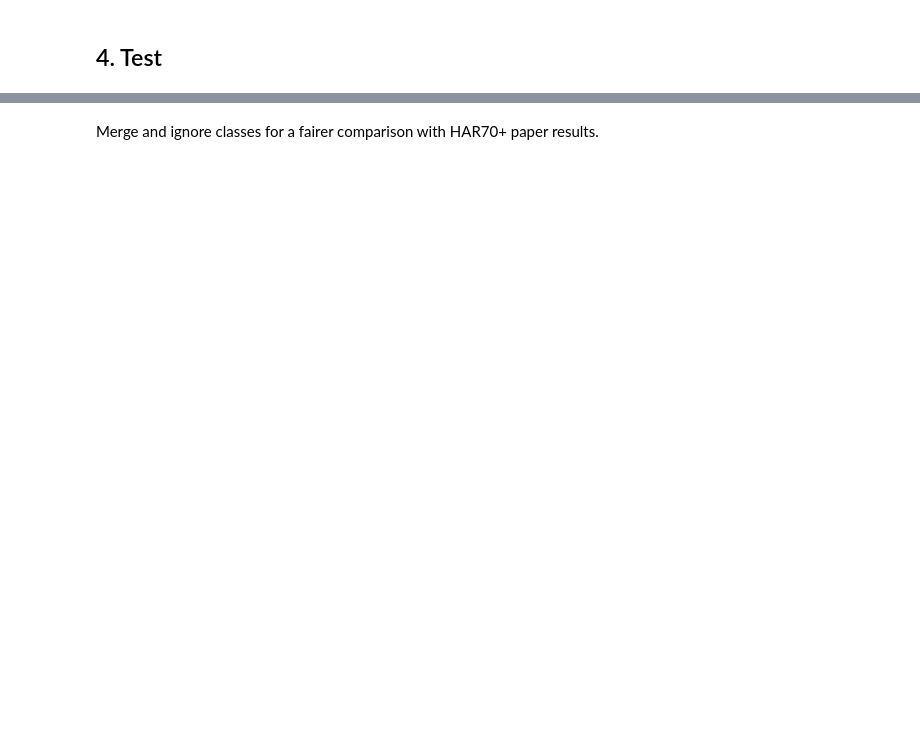
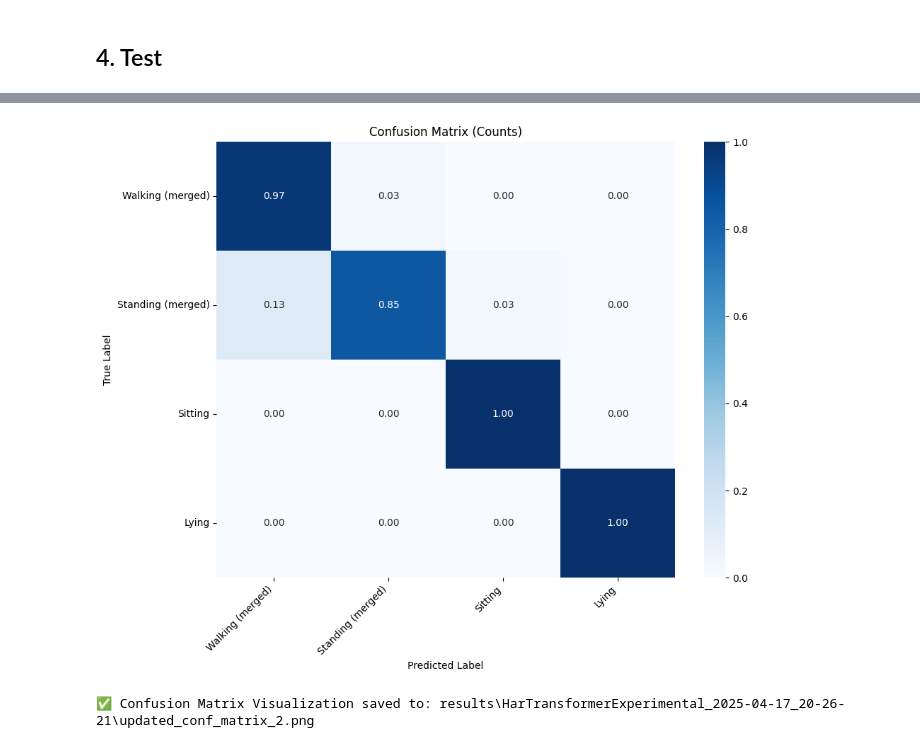
Before and after one commit to thenoobychocobo/human-activity-recognition-70plus, a Jupyter notebook: notebooks/model_training.ipynb, the cells around one changed output, grey strips where cells are left out. Drawn from its saved outputs; the diff is of its cells as text; code cells hidden in the pictures; blank space fills up the shorter version.

```diff
--- a/notebooks/model_training.ipynb
+++ b/notebooks/model_training.ipynb
@@ -162,0 +311,17 @@ metric_results
+# %%
+# Merge
+merge_groups = [
+    [0, 2, 3], # Walking + Stairs (ascending) + Stairs (descending)
+    [1, 4], # Shuffling + Standing
+]
+merge_names = [
+    "Walking (merged)",
+    "Standing (merged)"
+]
+updated_conf_matrix, updated_class_names = merge_multiple_classes(
+    conf_matrix=updated_conf_matrix,
+    merge_groups=merge_groups,
+    merge_names=merge_names,
+    class_names=updated_class_names
+)
+updated_class_names
@@ -162,0 +330,10 @@ metric_results
+# %%
+matrix_name = "updated_conf_matrix_2"
+
+# Compute and save metric results
+metric_results = save_confusion_matrix_and_metrics(
+    save_dir=save_dir,
+    conf_matrix_unnormalized=updated_conf_matrix,
+    file_name=matrix_name
+)
+metric_results
@@ -163,20 +348,14 @@ metric_results
 # %%
 # Normalize confusion matrix (row-wise)
-conf_matrix_normalized = normalize_confusion_matrix(conf_matrix)
+updated_conf_matrix_normalized = normalize_confusion_matrix(updated_conf_matrix)
 
 # Plot confusion matrix
-plot_name = "normalized_conf_matrix"
 plot_and_save_confusion_matrix(
     save_dir=save_dir,
-    conf_matrix=conf_matrix_normalized,
-    file_name=plot_name,
-    class_names=class_names
+    conf_matrix=updated_conf_matrix_normalized,
+    file_name=matrix_name,
+    class_names=updated_class_names
 )
-metric_results = save_and_compute_metrics_from_confusion_matrix(
-    save_dir=save_dir,
-    conf_matrix=conf_matrix_normalized,
-    file_name=plot_name
-)
-metric_results
+# %% [output]
+[figure, added]
+✅ Confusion Matrix Visualization saved to: results\HarTransformerExperimental_2025-04-17_20-26-21\updated_conf_matrix_2.png
-# %% [markdown]
-Merge and ignore classes for a fairer comparison with HAR70+ paper results.
```
Also changed, not shown: parts of 26 cells of this notebook, 1 other file.
